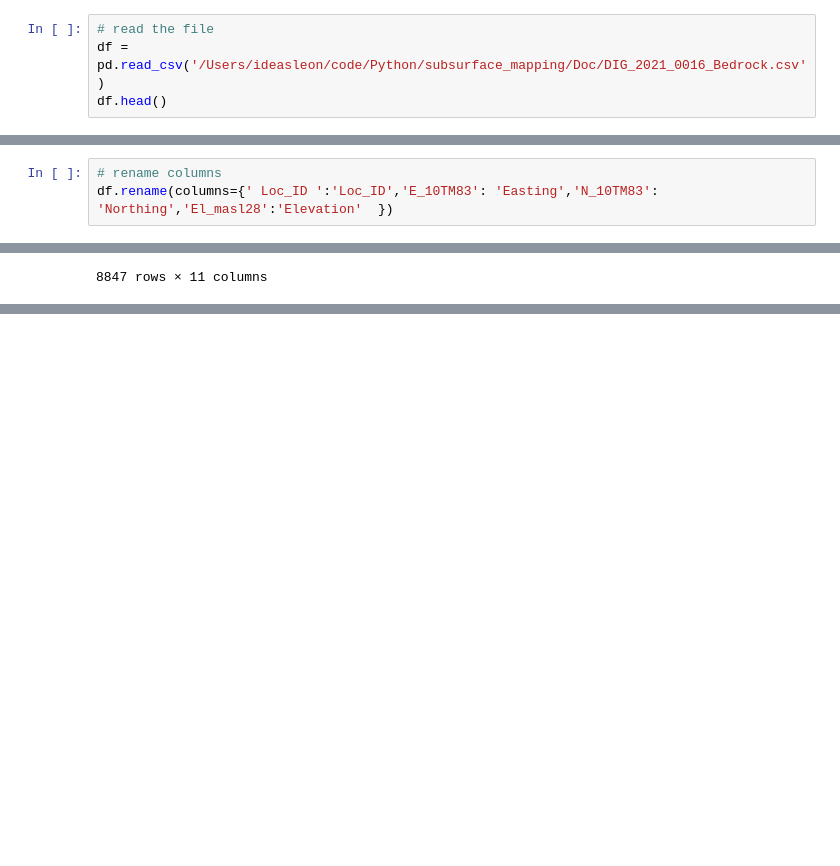
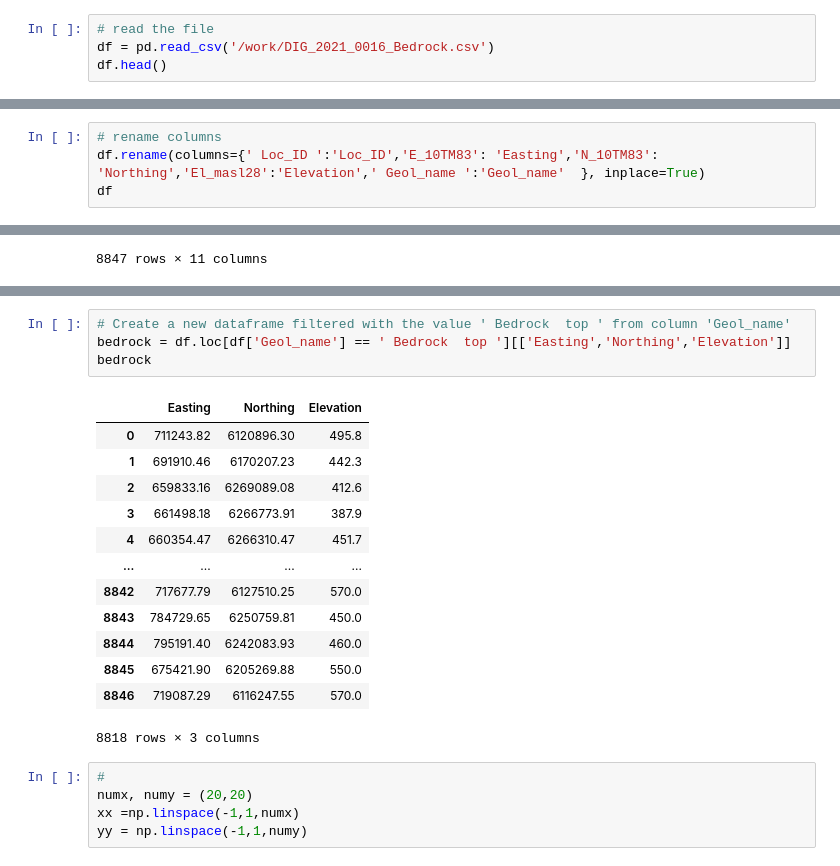
Before and after one commit to r3card0/Subsurface_Mapping, a Jupyter notebook: Subsurface_Mapping.ipynb, the cells around one changed output, grey strips where cells are left out. Saved outputs shown, nothing was run; the diff lists cells and outputs as text; blank space fills up the shorter version.

```diff
--- a/Subsurface_Mapping.ipynb
+++ b/Subsurface_Mapping.ipynb
@@ -8,7 +8,7 @@ from matplotlib import pyplot as plt
 import plotly.graph_objects as go
 # %%
 # read the file
-df = pd.read_csv('/Users/ideasleon/code/Python/subsurface_mapping/Doc/DIG_2021_0016_Bedrock.csv')
+df = pd.read_csv('/work/DIG_2021_0016_Bedrock.csv')
 df.head()
 # %% [output]
 |  | Loc_ID | E_10TM83 | N_10TM83 | Geol_name | KB_masl28 | Gd_el_m28 | Gd_el_src | El_masl28 | Data_src | MD_m | ... |
@@ -56,7 +56,8 @@ df[' Loc_ID ']
 Name:  Loc_ID , Length: 8847, dtype: object
 # %%
 # rename columns
-df.rename(columns={' Loc_ID ':'Loc_ID','E_10TM83': 'Easting','N_10TM83': 'Northing','El_masl28':'Elevation'  })
+df.rename(columns={' Loc_ID ':'Loc_ID','E_10TM83': 'Easting','N_10TM83': 'Northing','El_masl28':'Elevation',' Geol_name ':'Geol_name'  }, inplace=True)
+df
 # %% [output]
 |  | Loc_ID | Easting | Northing | Geol_name | KB_masl28 | Gd_el_m28 | Gd_el_src | Elevation | Data_src | MD_m | ... |
 | 0 | 100160607211W400 | 711243.82 | 6120896.30 | Bedrock top | 644.8 | 641.3 | Original from well log | 495.8 | Oil & gas well log | 145.5 | ... |
@@ -73,0 +83,23 @@ df.rename(columns={' Loc_ID ':'Loc_ID','E_10TM83': 'Easting','N_10TM83': 'Northi
+# %%
+# Create a new dataframe filtered with the value ' Bedrock  top ' from column 'Geol_name'
+bedrock = df.loc[df['Geol_name'] == ' Bedrock  top '][['Easting','Northing','Elevation']]
+bedrock
+# %% [output]
+|  | Easting | Northing | Elevation |
+| 0 | 711243.82 | 6120896.30 | 495.8 |
+| 1 | 691910.46 | 6170207.23 | 442.3 |
+| 2 | 659833.16 | 6269089.08 | 412.6 |
+| 3 | 661498.18 | 6266773.91 | 387.9 |
+| 4 | 660354.47 | 6266310.47 | 451.7 |
+| ... | ... | ... | ... |
+| 8842 | 717677.79 | 6127510.25 | 570.0 |
+| 8843 | 784729.65 | 6250759.81 | 450.0 |
+| 8844 | 795191.40 | 6242083.93 | 460.0 |
+| 8845 | 675421.90 | 6205269.88 | 550.0 |
+| 8846 | 719087.29 | 6116247.55 | 570.0 |
+8818 rows × 3 columns
+# %%
+#
+numx, numy = (20,20)
+xx =np.linspace(-1,1,numx)
+yy = np.linspace(-1,1,numy)
```
Also changed, not shown: parts of 5 cells of this notebook.
